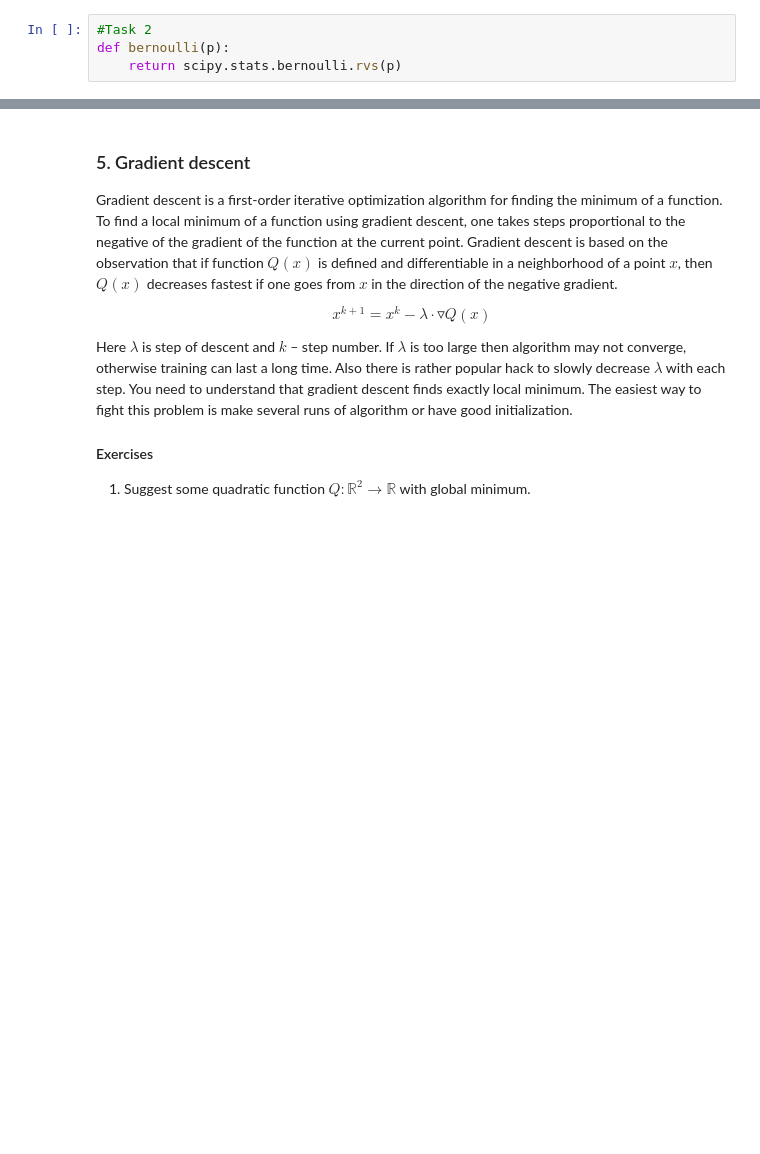
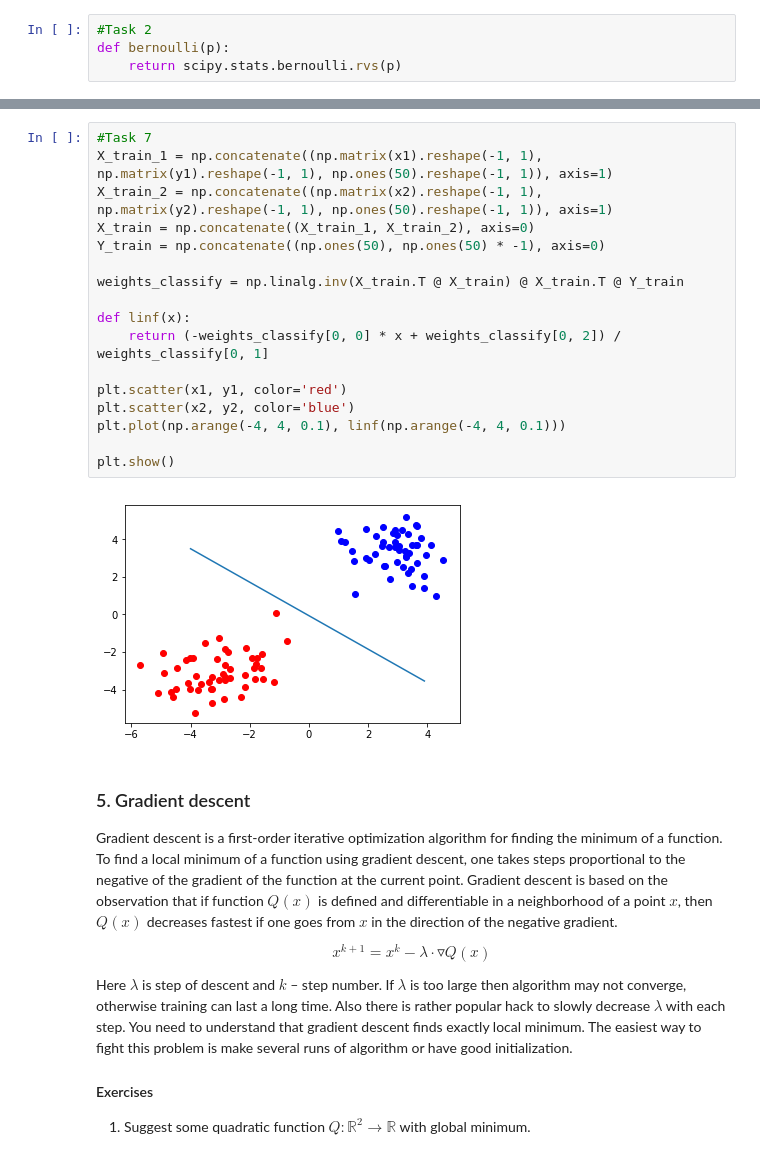
Before and after one commit to raccooncoder/Sonia, a Jupyter notebook: lab-1.ipynb, the cells around one changed output, grey strips where cells are left out. Cells and saved outputs as stored; diff of their text form; blank space fills up the shorter version.

```diff
--- a/lab-1.ipynb
+++ b/lab-1.ipynb
@@ -236,3 +244,22 @@ plt.show()
+# %%
+#Task 7
+X_train_1 = np.concatenate((np.matrix(x1).reshape(-1, 1), np.matrix(y1).reshape(-1, 1), np.ones(50).reshape(-1, 1)), axis=1)
+X_train_2 = np.concatenate((np.matrix(x2).reshape(-1, 1), np.matrix(y2).reshape(-1, 1), np.ones(50).reshape(-1, 1)), axis=1)
+X_train = np.concatenate((X_train_1, X_train_2), axis=0)
+Y_train = np.concatenate((np.ones(50), np.ones(50) * -1), axis=0)
+
+weights_classify = np.linalg.inv(X_train.T @ X_train) @ X_train.T @ Y_train
+
+def linf(x):
+    return (-weights_classify[0, 0] * x + weights_classify[0, 2]) / weights_classify[0, 1]
+
+plt.scatter(x1, y1, color='red')
+plt.scatter(x2, y2, color='blue')
+plt.plot(np.arange(-4, 4, 0.1), linf(np.arange(-4, 4, 0.1)))
+
+plt.show()
+# %% [output]
+[figure, added]
 # %% [markdown]
 ### 5. Gradient descent
 Gradient descent is a first-order iterative optimization algorithm for finding the minimum of a function. To find a local minimum of a function using gradient descent, one takes steps proportional to the negative of the gradient of the function at the current point. Gradient descent is based on the observation that if function $Q(x)$ is defined and differentiable in a neighborhood of a point $x$, then $Q(x)$ decreases fastest if one goes from $x$  in the direction of the negative gradient.
```
Also changed, not shown: parts of 3 cells of this notebook.
